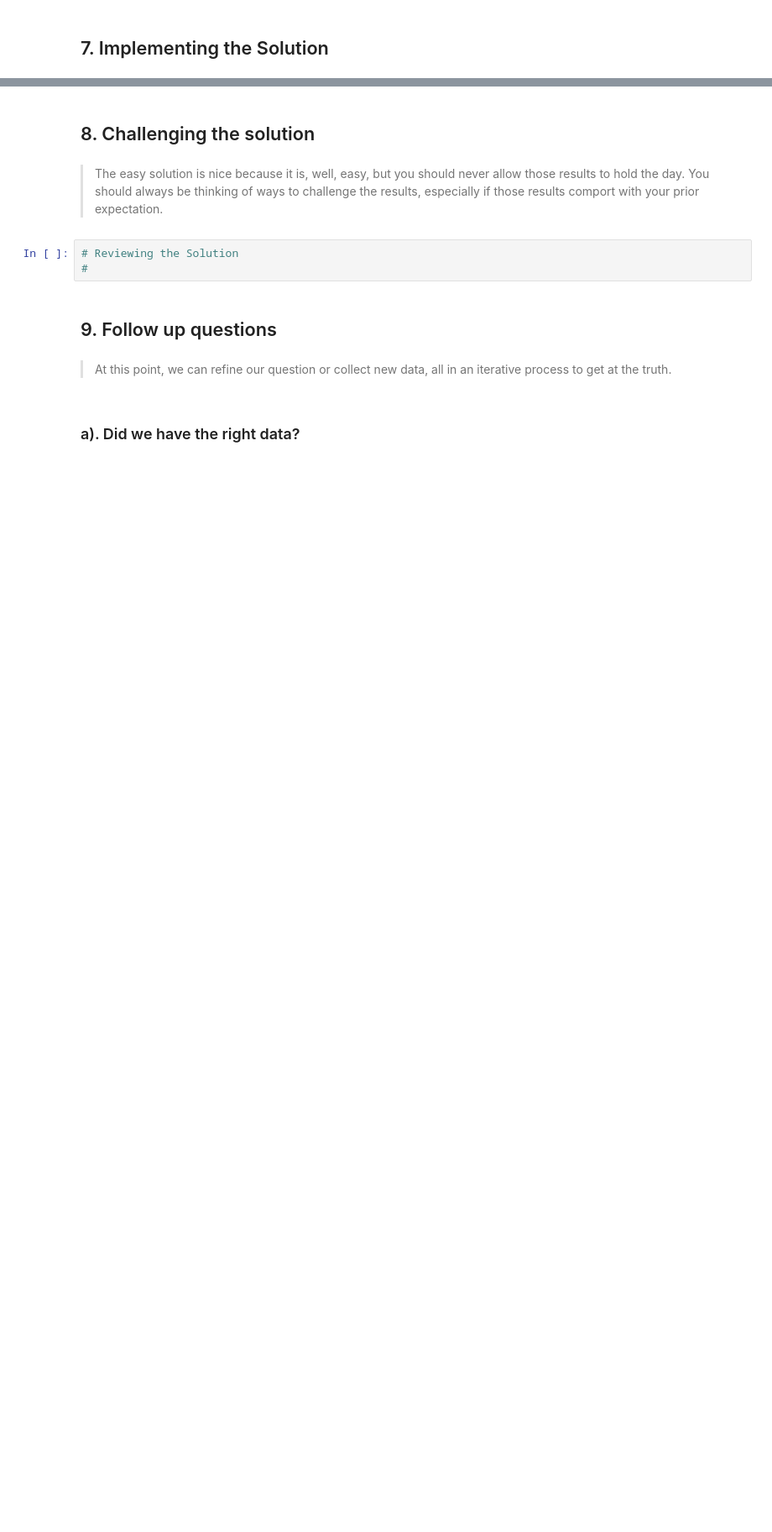
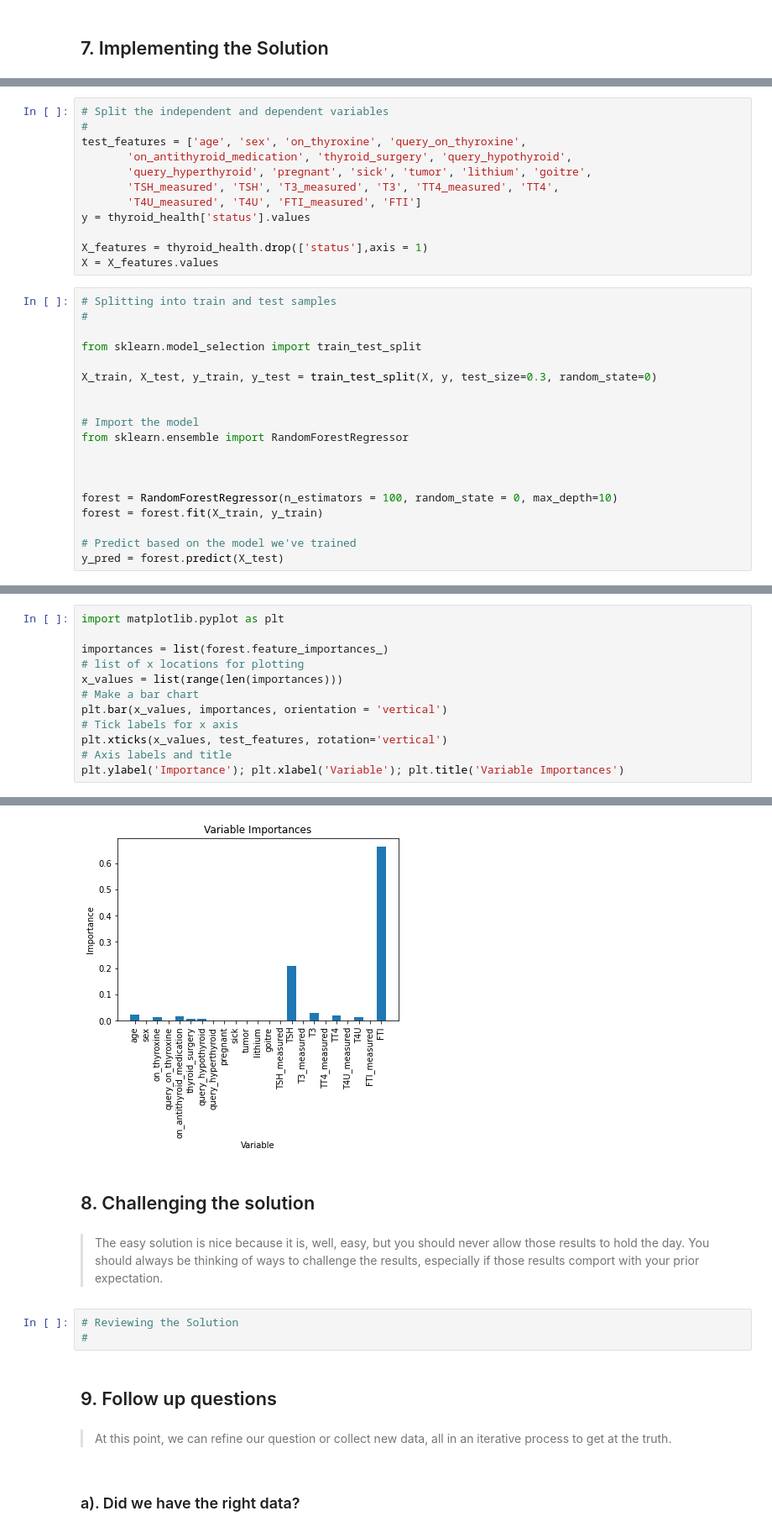
Before and after one commit to mburu-mwangi/thyroid-tests, a Jupyter notebook: Moringa_Data_Science_Core_W8_Independent_Project_2021_10_Alfonce_Mwangi_Python_Notebook.ipynb, the cells around one changed output, grey strips where cells are left out. Shown at 84% size. Drawn from its saved outputs; the diff is of its cells as text; blank space fills up the shorter version.

```diff
--- a/Moringa_Data_Science_Core_W8_Independent_Project_2021_10_Alfonce_Mwangi_Python_Notebook.ipynb
+++ b/Moringa_Data_Science_Core_W8_Independent_Project_2021_10_Alfonce_Mwangi_Python_Notebook.ipynb
@@ -311,0 +413,31 @@ Text(0.5, 1.0, 'The distribution of age')
+# %%
+# Split the independent and dependent variables
+#
+test_features = ['age', 'sex', 'on_thyroxine', 'query_on_thyroxine',
+       'on_antithyroid_medication', 'thyroid_surgery', 'query_hypothyroid',
+       'query_hyperthyroid', 'pregnant', 'sick', 'tumor', 'lithium', 'goitre',
+       'TSH_measured', 'TSH', 'T3_measured', 'T3', 'TT4_measured', 'TT4',
+       'T4U_measured', 'T4U', 'FTI_measured', 'FTI']
+y = thyroid_health['status'].values
+
+X_features = thyroid_health.drop(['status'],axis = 1)
+X = X_features.values
+# %%
+# Splitting into train and test samples
+#
+
+from sklearn.model_selection import train_test_split
+
+X_train, X_test, y_train, y_test = train_test_split(X, y, test_size=0.3, random_state=0)
+
+
+# Import the model
+from sklearn.ensemble import RandomForestRegressor
+
+
+
+forest = RandomForestRegressor(n_estimators = 100, random_state = 0, max_depth=10)
+forest = forest.fit(X_train, y_train)
+
+# Predict based on the model we've trained
+y_pred = forest.predict(X_test)
@@ -311,0 +451,13 @@ Text(0.5, 1.0, 'The distribution of age')
+# %%
+import matplotlib.pyplot as plt
+
+importances = list(forest.feature_importances_)
+# list of x locations for plotting
+x_values = list(range(len(importances)))
+# Make a bar chart
+plt.bar(x_values, importances, orientation = 'vertical')
+# Tick labels for x axis
+plt.xticks(x_values, test_features, rotation='vertical')
+# Axis labels and title
+plt.ylabel('Importance'); plt.xlabel('Variable'); plt.title('Variable Importances')
+# %% [output]
@@ -312,3 +465,4 @@ Text(0.5, 1.0, 'The distribution of age')
+[figure, added]
 # %% [markdown]
 ## 8. Challenging the solution
 # %% [markdown]
```
Also changed, not shown: parts of 16 cells of this notebook.
